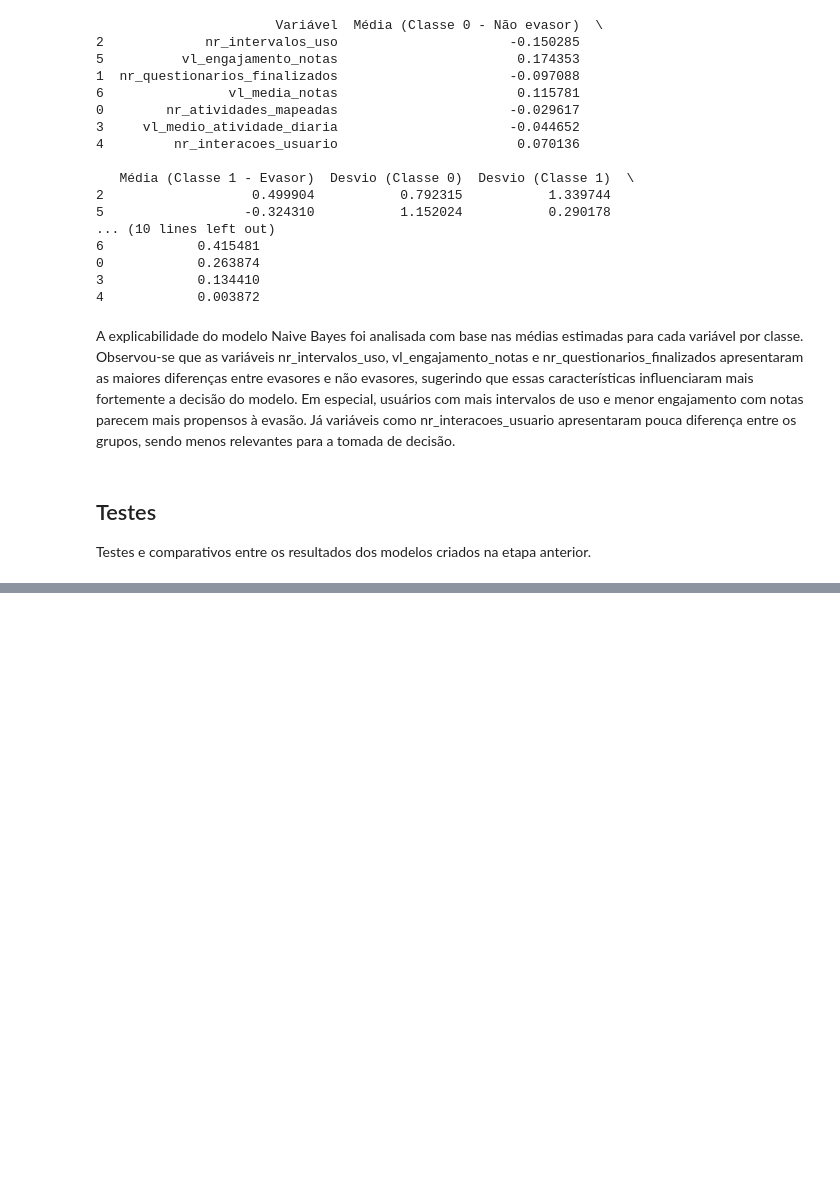
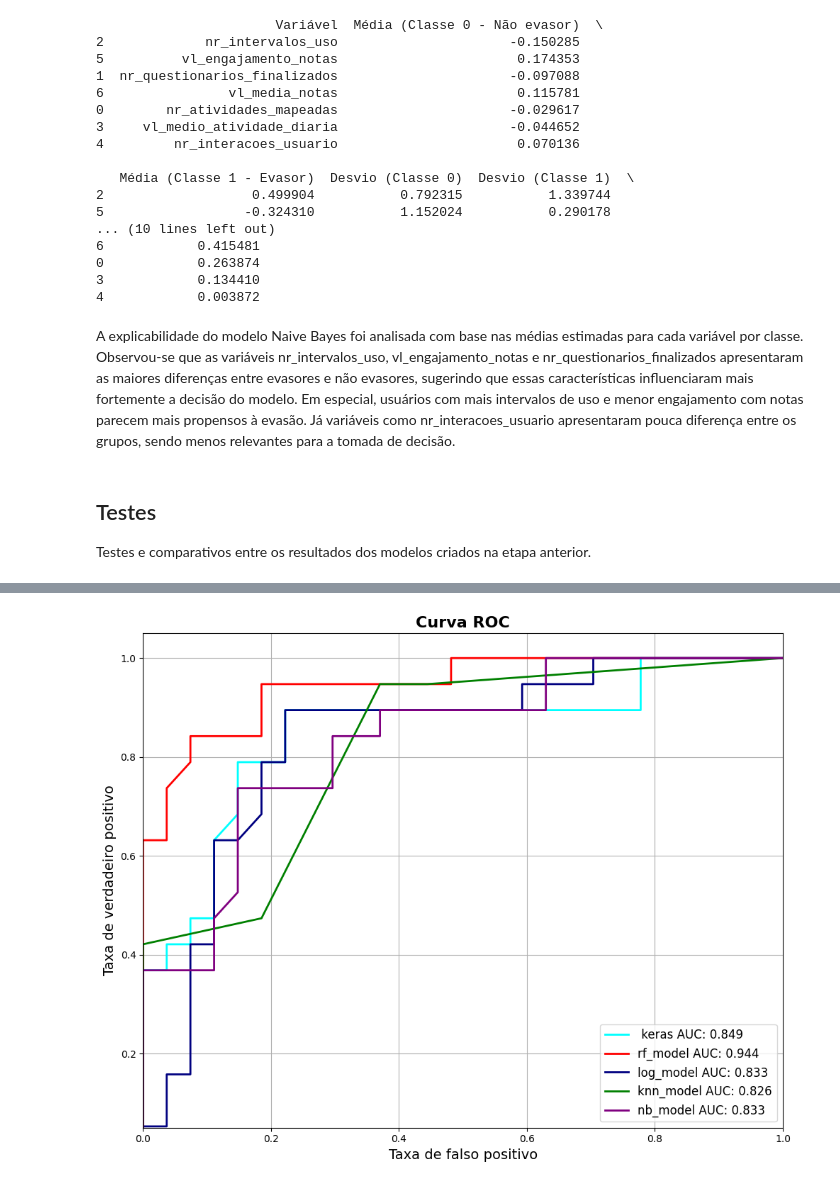
Before and after one commit to Rafaelnoll/trabalho_nano, a Jupyter notebook: notebook.ipynb, the cells around one changed output, grey strips where cells are left out. Cells and saved outputs as stored; diff of their text form; code cells hidden in the pictures; blank space fills up the shorter version.

```diff
--- a/notebook.ipynb
+++ b/notebook.ipynb
@@ -959,0 +835,19 @@ pd.DataFrame(metricas, index=["Keras", "Random Forest", "Regressão Logistica",
+# %%
+from sklearn.metrics import accuracy_score
+
+preds_nn = model_loaded.predict(x_teste)
+preds_nn_cat = (preds_nn > 0.5).astype(int)
+
+results_accuracy_score = {
+    "Keras": accuracy_score(y_teste, preds_nn_cat),
+    "Random Forest": accuracy_score(y_teste, rf_model_loaded.predict(x_teste)),
+    "Regressão Logística": accuracy_score(y_teste, log_model_loaded.predict(x_teste)),
+    "KNN": accuracy_score(y_teste, knn_model_loaded.predict(x_teste)),
+    "Naive Bayes": accuracy_score(y_teste, nb_model_loaded.predict(x_teste))
+}
+
+df_results_accuracy = pd.DataFrame(list(results_accuracy_score.items()), columns=['Modelo', 'Acurácia'])
+df_results_accuracy = df_results_accuracy.sort_values(by='Acurácia', ascending=False)
+
+for _, row in df_results_accuracy.iterrows():
+    print(f"{row['Modelo']}: {row['Acurácia']:.1%}")
@@ -959,0 +921,54 @@ pd.DataFrame(metricas, index=["Keras", "Random Forest", "Regressão Logistica",
+# %%
+from sklearn.metrics import roc_curve, auc
+
+keras_fpr, keras_tpr, _ = roc_curve(y_teste, preds_nn.ravel())
+rf_fpr, rf_tpr, _ = roc_curve(y_teste, rf_model_loaded.predict_proba(x_teste)[:, 1])
+log_fpr, log_tpr, _ = roc_curve(y_teste, log_model_loaded.predict_proba(x_teste)[:, 1])
+knn_fpr, knn_tpr, _ = roc_curve(y_teste, knn_model_loaded.predict_proba(x_teste)[:, 1])
+nb_fpr, nb_tpr, _ = roc_curve(y_teste, nb_model_loaded.predict_proba(x_teste)[:, 1])
+
+#Grafico
+plt.figure(figsize=(10, 8))
+
+plt.plot(keras_fpr, keras_tpr,
+         color='cyan',
+         linewidth=2,
+         label=f" keras AUC: {auc(keras_fpr, keras_tpr):.3f}"
+         )
+
+plt.plot(rf_fpr, rf_tpr,
+         color='red',
+         linewidth=2,
+         label=f"rf_model AUC: {auc(rf_fpr, rf_tpr):.3f}"
+         )
+
+plt.plot(log_fpr, log_tpr,
+         color='navy',
+         linewidth=2,
+         label=f"log_model AUC: {auc(log_fpr, log_tpr):.3f}"
+         )
+
+plt.plot(knn_fpr, knn_tpr,
+         color='green',
+         linewidth=2,
+         label=f"knn_model AUC: {auc(knn_fpr, knn_tpr):.3f}"
+         )
+
+plt.plot(nb_fpr, nb_tpr,
+         color='purple',
+         linewidth=2,
+         label=f"nb_model AUC: {auc(nb_fpr, nb_tpr):.3f}"
+         )
+
+#Configurações do gráfico
+plt.xlim([0.0, 1.0])
+plt.ylim([0.05, 1.05])
+plt.xlabel('Taxa de falso positivo', fontsize=14)
+plt.ylabel('Taxa de verdadeiro positivo', fontsize=14)
+plt.title('Curva ROC', fontsize=16, fontweight='bold')
+plt.legend(loc="lower right", fontsize=12)
+plt.grid(True)
+plt.tight_layout()
+plt.show()
+# %% [output]
+[figure, added]
```
Also changed, not shown: parts of 54 cells of this notebook, 1 other file.
